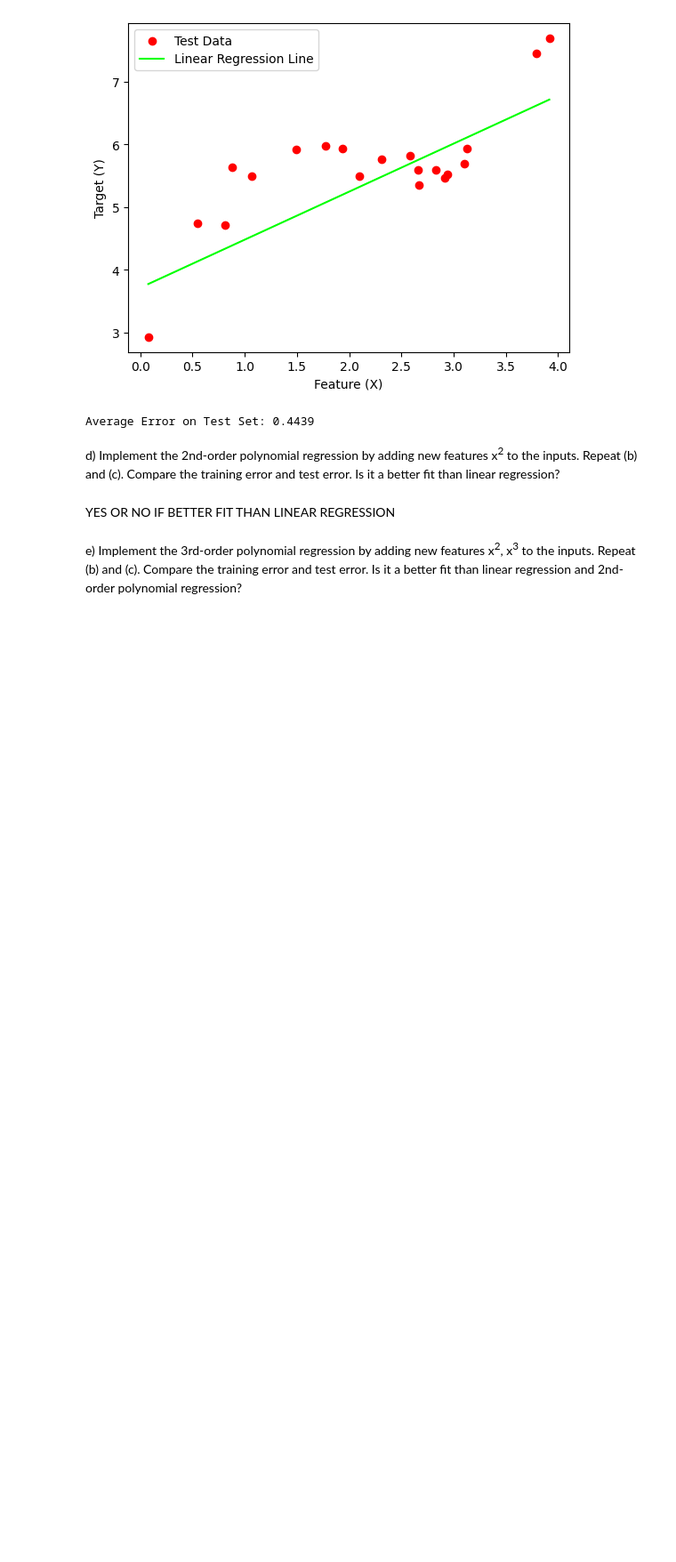
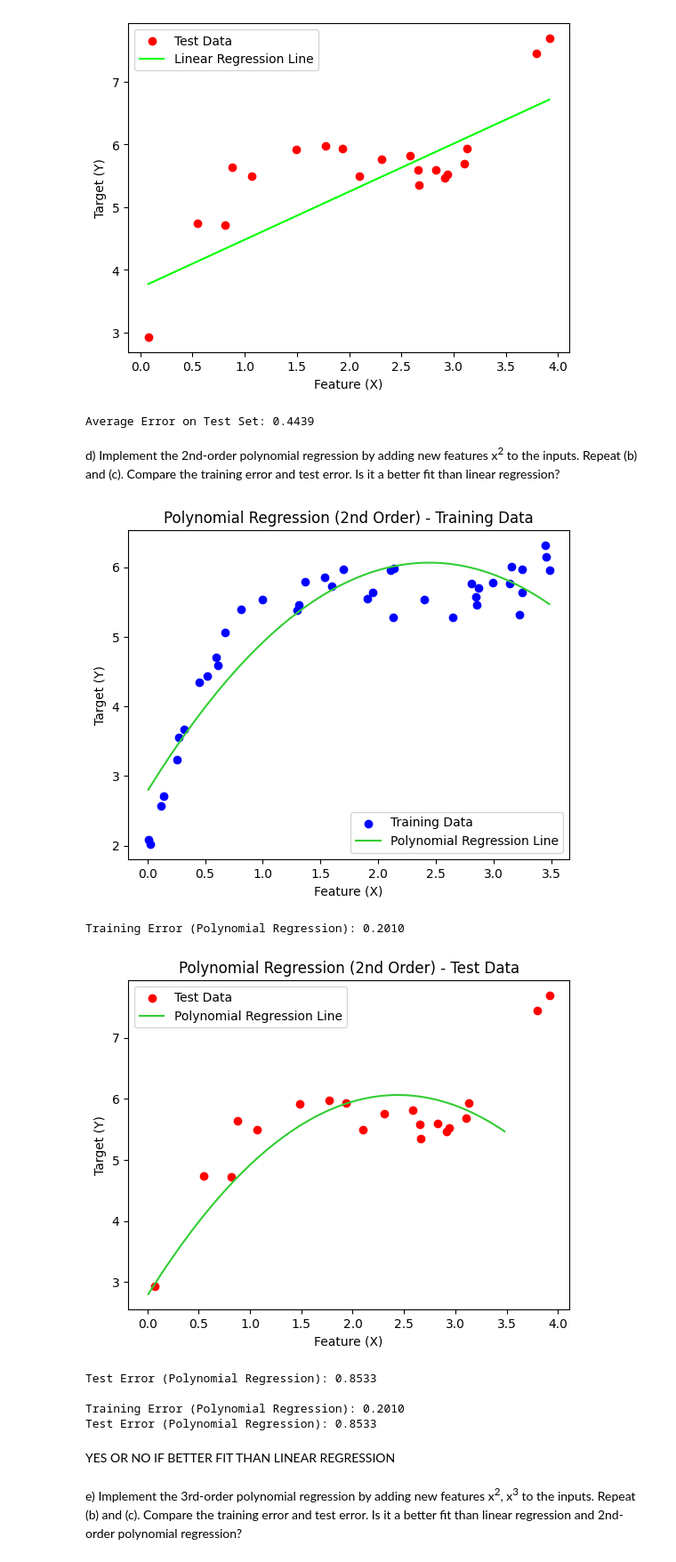
Before and after one commit to hpharen/4442-Assignments, a Jupyter notebook: Assignment 1/4442 Assignment 1 - hpate269.ipynb, the cells around one changed output. Shown at 89% size. Drawn from its saved outputs; the diff is of its cells as text; code cells hidden in the pictures; blank space fills up the shorter version.

```diff
--- a/Assignment 1/4442 Assignment 1 - hpate269.ipynb
+++ b/Assignment 1/4442 Assignment 1 - hpate269.ipynb
@@ -128,3 +117,65 @@ d) Implement the 2nd-order polynomial regression by adding new features x<sup>2<
+# %%
+# 2nd-order polynomial regression
+# Add x^2 as a feature to the training data
+X_poly2_train = np.c_[np.ones(trainingX.shape[0]), trainingX, trainingX ** 2]  # Add x^2 feature
+
+# Train the model with polynomial features (2nd order)
+w_poly2 = np.linalg.inv(X_poly2_train.T @ X_poly2_train) @ X_poly2_train.T @ trainingY  # Normal equation
+
+
+# Repeat steps from b - Plot regression line and training data for polynomial regression
+plt.scatter(trainingX, trainingY, color="blue", label="Training Data")
+
+# Generate predictions for the polynomial regression line
+x_vals = np.linspace(min(trainingX), max(trainingX), 100)
+X_poly2_plot = np.c_[np.ones(x_vals.shape[0]), x_vals, x_vals ** 2]  # Add x^2 as a feature for plotting
+y_poly2_vals = X_poly2_plot @ w_poly2  # Compute predictions
+
+plt.plot(x_vals, y_poly2_vals, color="limegreen", label="Polynomial Regression Line")
+plt.xlabel("Feature (X)")
+plt.ylabel("Target (Y)")
+plt.legend()
+plt.title("Polynomial Regression (2nd Order) - Training Data")
+plt.show()
+
+# Repeat steps from c - Average error on training set using Eq. (1) for polynomial regression
+error_poly_train = (1 / trainingX.shape[0]) * np.sum((X_poly2_train @ w_poly2 - trainingY) ** 2)
+print(f"Training Error (Polynomial Regression): {error_poly_train:.4f}")
+
+# Add x^2 as a feature to the test data
+X_poly2_test = np.c_[np.ones(testX.shape[0]), testX, testX ** 2]  # Add x^2 feature
+
+# Generate predictions for the test set using the learned weights
+y_poly_test_pred = X_poly2_test @ w_poly2  # Polynomial predictions
+
+# Plot regression line and test data for polynomial regression
+plt.scatter(testX, testY, color="red", label="Test Data")
+
+# Plot the polynomial regression line
+plt.plot(x_vals, y_poly2_vals, color="limegreen", label="Polynomial Regression Line")
+
+plt.xlabel("Feature (X)")
+plt.ylabel("Target (Y)")
+plt.legend()
+plt.title("Polynomial Regression (2nd Order) - Test Data")
+plt.show()
+
+# Average error on test set using Eq. (1) for polynomial regression
+error_poly_test = (1 / testX.shape[0]) * np.sum((X_poly2_test @ w_poly2 - testY) ** 2)
+print(f"Test Error (Polynomial Regression): {error_poly_test:.4f}")
+print()
+
+# Compare training error and test error
+print(f"Training Error (Polynomial Regression): {error_poly_train:.4f}")
+print(f"Test Error (Polynomial Regression): {error_poly_test:.4f}")
+# %% [output]
+[figure, added]
+Training Error (Polynomial Regression): 0.2010
+[figure, added]
+Test Error (Polynomial Regression): 0.8533
+
+Training Error (Polynomial Regression): 0.2010
+Test Error (Polynomial Regression): 0.8533
 # %% [markdown]
 YES OR NO IF BETTER FIT THAN LINEAR REGRESSION
 # %% [markdown]
```
Also changed, not shown: parts of 1 cell of this notebook.
